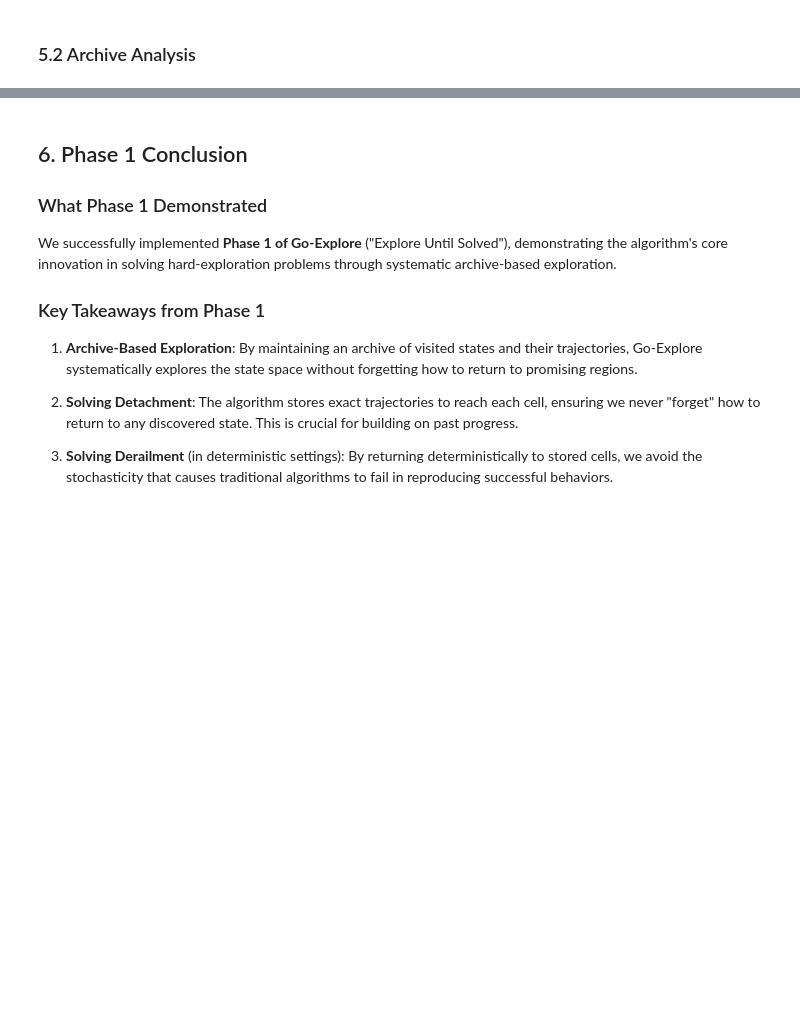
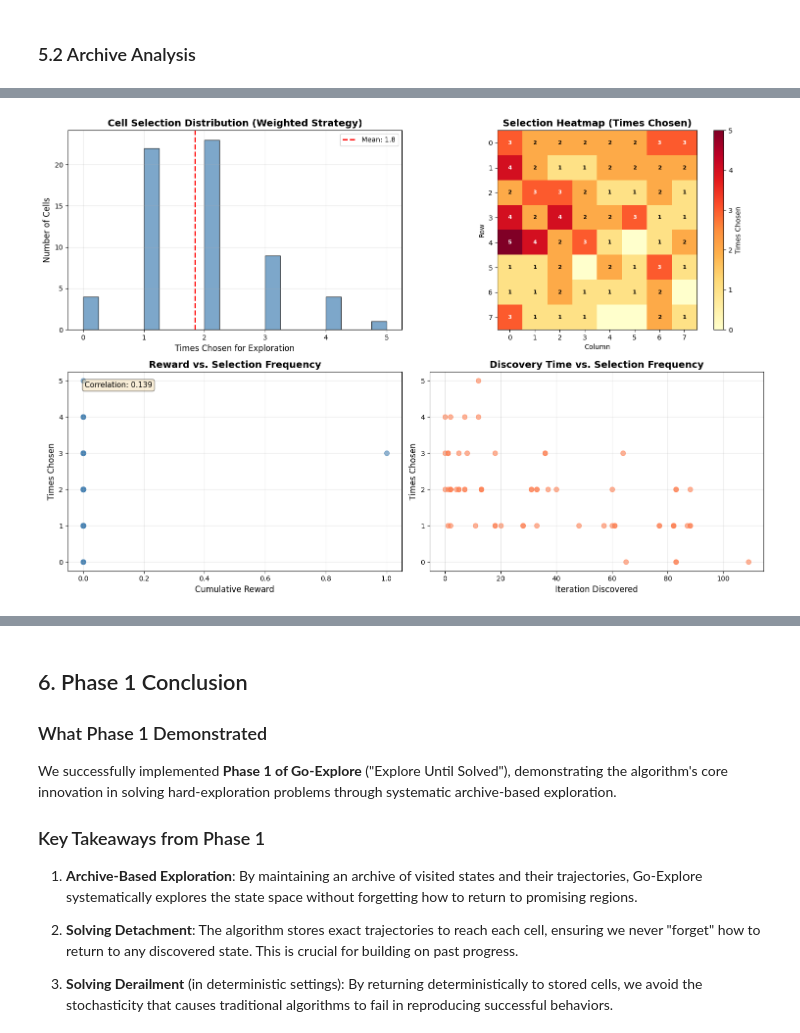
Before and after one commit to anthonyvnguyen/go-explore-mv, a Jupyter notebook: go_explore_mv.ipynb, the cells around one changed output, grey strips where cells are left out. Saved outputs shown, nothing was run; the diff lists cells and outputs as text; code cells hidden in the pictures; blank space fills up the shorter version.

Commit message:
implemented weighted cell selection

```diff
--- a/go_explore_mv.ipynb
+++ b/go_explore_mv.ipynb
@@ -425,0 +586,88 @@ for i, (cell, data) in enumerate(sorted_archive[:5]):
+# %%
+# Analyze weighted selection behavior
+fig, axes = plt.subplots(2, 2, figsize=(15, 10))
+
+# Extract statistics
+times_chosen = [data['times_chosen'] for data in archive.values()]
+times_visited = [data['times_visited'] for data in archive.values()]
+rewards = [data['reward'] for data in archive.values()]
+first_visits = [data['first_visit'] for data in archive.values()]
+
+# Plot 1: Distribution of times chosen
+ax = axes[0, 0]
+ax.hist(times_chosen, bins=20, color='steelblue', edgecolor='black', alpha=0.7)
+ax.axvline(np.mean(times_chosen), color='red', linestyle='--', linewidth=2,
+           label=f'Mean: {np.mean(times_chosen):.1f}')
+ax.set_xlabel('Times Chosen for Exploration', fontsize=12)
+ax.set_ylabel('Number of Cells', fontsize=12)
+ax.set_title('Cell Selection Distribution (Weighted Strategy)', fontsize=14, fontweight='bold')
+ax.legend()
+ax.grid(True, alpha=0.3)
+
+# Plot 2: Times chosen heatmap on grid
+ax = axes[0, 1]
+grid_size = 8
+chosen_grid = np.zeros((grid_size, grid_size))
+for cell, data in archive.items():
+    row, col = cell // grid_size, cell % grid_size
+    chosen_grid[row, col] = data['times_chosen']
+
+im = ax.imshow(chosen_grid, cmap='YlOrRd', interpolation='nearest')
+ax.set_title('Selection Heatmap (Times Chosen)', fontsize=14, fontweight='bold')
+ax.set_xlabel('Column')
+ax.set_ylabel('Row')
+for i in range(grid_size):
+    for j in range(grid_size):
+        count = int(chosen_grid[i, j])
+        if count > 0:
+            color = 'white' if count > np.median(times_chosen) else 'black'
+            ax.text(j, i, str(count), ha='center', va='center',
+                   color=color, fontsize=8, fontweight='bold')
+plt.colorbar(im, ax=ax, label='Times Chosen')
+
+# Plot 3: Correlation between reward and times chosen
+ax = axes[1, 0]
+ax.scatter(rewards, times_chosen, alpha=0.6, s=50, c='steelblue')
+ax.set_xlabel('Cumulative Reward', fontsize=12)
+ax.set_ylabel('Times Chosen', fontsize=12)
+ax.set_title('Reward vs. Selection Frequency', fontsize=14, fontweight='bold')
+ax.grid(True, alpha=0.3)
+
+# Add correlation coefficient
+if len(rewards) > 1:
+    corr = np.corrcoef(rewards, times_chosen)[0, 1]
+    ax.text(0.05, 0.95, f'Correlation: {corr:.3f}',
+           transform=ax.transAxes, fontsize=11,
+           verticalalignment='top', bbox=dict(boxstyle='round', facecolor='wheat', alpha=0.5))
+
+# Plot 4: Discovery time vs times chosen
+ax = axes[1, 1]
+ax.scatter(first_visits, times_chosen, alpha=0.6, s=50, c='coral')
+ax.set_xlabel('Iteration Discovered', fontsize=12)
+ax.set_ylabel('Times Chosen', fontsize=12)
+ax.set_title('Discovery Time vs. Selection Frequency', fontsize=14, fontweight='bold')
+ax.grid(True, alpha=0.3)
+
+plt.tight_layout()
+plt.show()
+
+print("\nWeighted Selection Analysis:")
+print(f"  Total cells: {len(archive)}")
+print(f"  Selection statistics:")
+print(f"    Mean times chosen: {np.mean(times_chosen):.2f}")
+print(f"    Std times chosen: {np.std(times_chosen):.2f}")
+print(f"    Max times chosen: {max(times_chosen)} (most explored cell)")
+print(f"    Min times chosen: {min(times_chosen)} (least explored cell)")
+print(f"  Visit statistics:")
+print(f"    Mean times visited: {np.mean(times_visited):.2f}")
+print(f"    Max times visited: {max(times_visited)}")
+
+print("\nInterpretation:")
+print("- Top-left: Distribution shows variety in selection frequency (not uniform)")
+print("- Top-right: Heatmap reveals which cells were explored from most frequently")
+print("- Bottom-left: Shows relationship between reward and exploration priority")
+print("- Bottom-right: Early-discovered cells tend to be explored more (frontier effect)")
+print("\nWeighted selection ensures frontier cells are prioritized, implementing")
+print("Go-Explore's key innovation for systematic exploration!")
+# %% [output]
+[figure, added]
```
Also changed, not shown: parts of 26 cells of this notebook, 2 other files.
